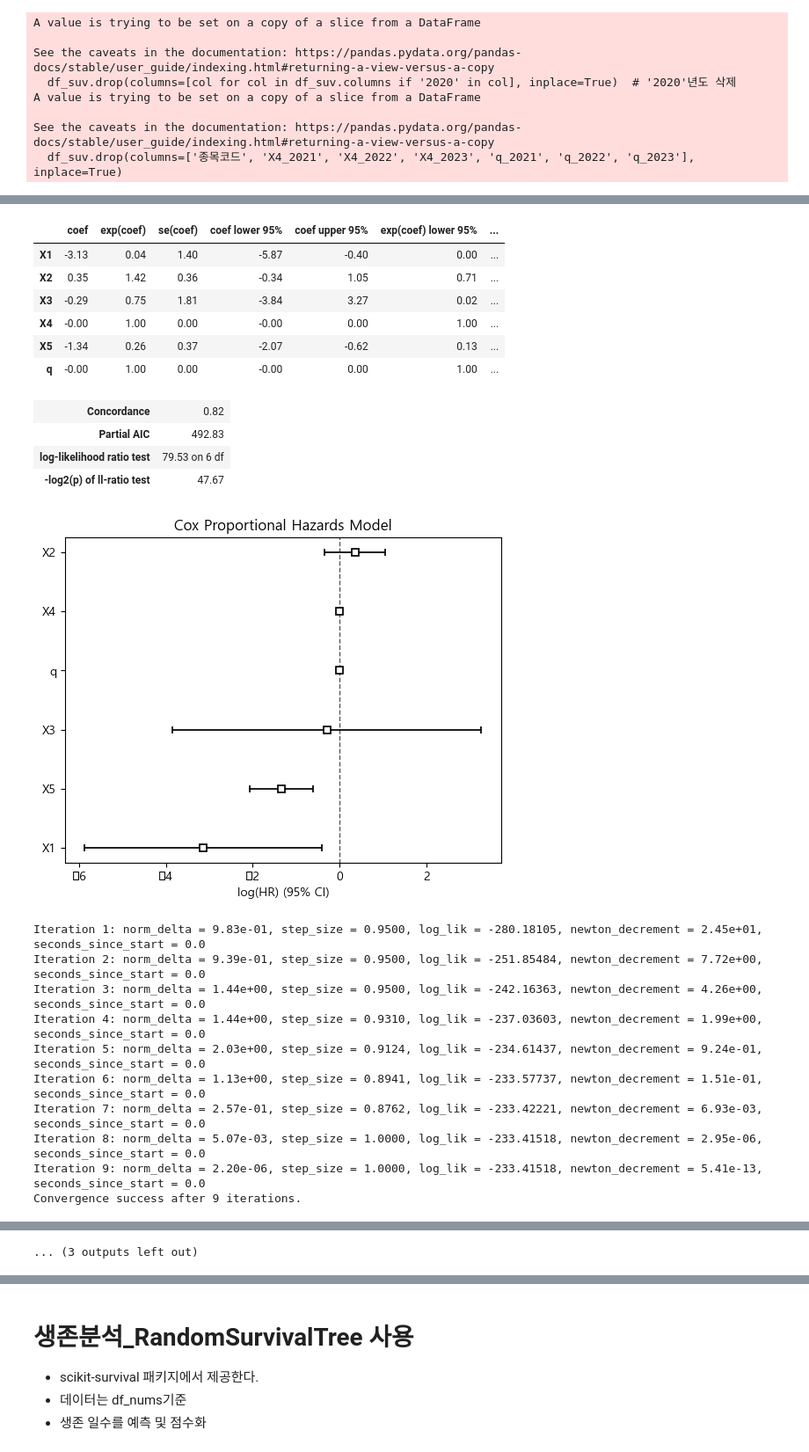
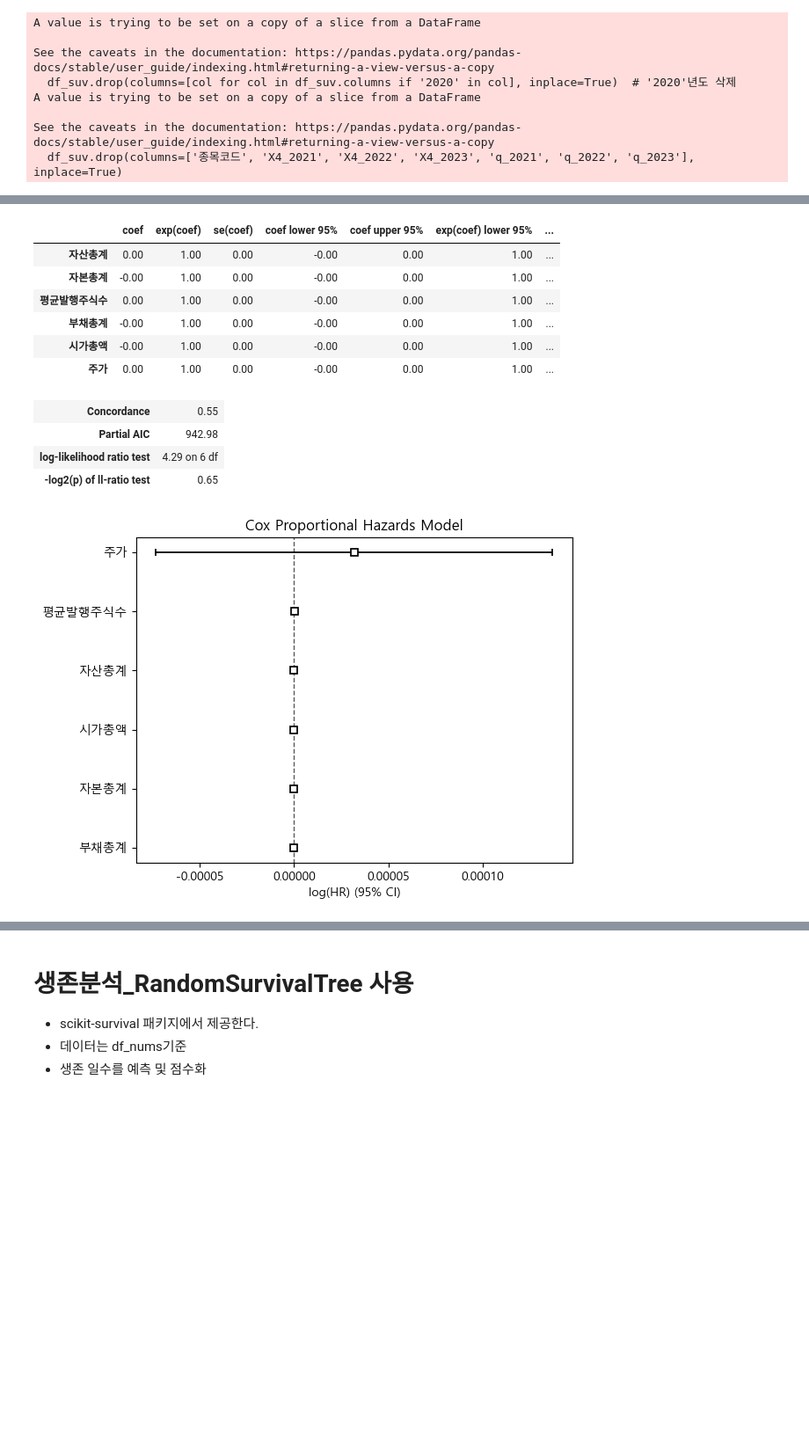
Before and after one commit to shs1018/iM_DiGital_Banker_academy, a Jupyter notebook: DB_PPI/PJ4_suv_analyse.ipynb, the cells around one changed output, grey strips where cells are left out. Shown at 88% size. Saved outputs shown, nothing was run; the diff lists cells and outputs as text; code cells hidden in the pictures; blank space fills up the shorter version.

```diff
--- a/DB_PPI/PJ4_suv_analyse.ipynb
+++ b/DB_PPI/PJ4_suv_analyse.ipynb
@@ -14,6 +14,7 @@ font_prop = fm.FontProperties(fname=font_path, size=12)
 
 # Matplotlib의 기본 글꼴 설정
 plt.rc('font', family=font_prop.get_name())
+plt.rcParams['axes.unicode_minus'] = False  # 마이너스 기호 표시 설정
 # %%
 # 전체 출력 설정
 pd.set_option('display.max_rows', None)  # 모든 행 출력
@@ -150,7 +394,7 @@ plt.show()
 
 def filter_numeric_columns(df):
     # 숫자형 칼럼만 필터링
-    numeric_cols = df.select_dtypes(include=['number']).columns
+    numeric_cols = df.select_dtypes(include=['number', 'bool']).columns
     df_done = df[numeric_cols]
 
     # NaN 값을 0으로 대체
@@ -158,8 +402,16 @@ def filter_numeric_columns(df):
 
     return df_done
 
+# 데이터 적용
 df_nums = filter_numeric_columns(df)
-df_nums.head(3)
+
+df_2021_index = filter_numeric_columns(df_2021_index)
+df_2022_index = filter_numeric_columns(df_2022_index)
+df_2023_index = filter_numeric_columns(df_2023_index)
+
+df_2021_capital = filter_numeric_columns(df_2021_capital)
+df_2022_capital = filter_numeric_columns(df_2022_capital)
+df_2023_capital = filter_numeric_columns(df_2023_capital)
 # %% [output]
 A value is trying to be set on a copy of a slice from a DataFrame
 
@@ -276,20 +482,15 @@ df_num_2023_1 = df_num_2023[['suv', '유지기간', 'X1', 'X2', 'X3', 'X4', 'X5'
 # %%
-def cox(df):
-    # Cox Proportional Hazards 모델 생성
-    cph = CoxPHFitter()
+# Cox Proportional Hazards 모델 생성
+cph = CoxPHFitter()
 
-    # 모델 학습 (하이퍼파라미터 조정)
-    cph.fit(df, duration_col='유지기간', event_col='suv', show_progress=True)
+# 모델 학습
+cph.fit(df_2021_capital, duration_col='유지기간', event_col='suv')
 
-    # 모델 요약 출력
-    cph.print_summary()
+# 모델 요약 출력
+cph.print_summary()
 
-    # 생존 곡선 시각화
-    cph.plot()
-    plt.title("Cox Proportional Hazards Model")
-    plt.show()
-
-cox(df_num_2021_1)
-cox(df_num_2022_1)
-cox(df_num_2023_1)
+# 생존 곡선 시각화
+cph.plot()
+plt.title("Cox Proportional Hazards Model")
+plt.show()
 # %% [output]
@@ -313,22 +505,12 @@ Convergence success after 8 iterations.
 |  | coef | exp(coef) | se(coef) | coef lower 95% | coef upper 95% | exp(coef) lower 95% | ... |
-| X1 | -3.13 | 0.04 | 1.40 | -5.87 | -0.40 | 0.00 | ... |
-| X2 | 0.35 | 1.42 | 0.36 | -0.34 | 1.05 | 0.71 | ... |
-| X3 | -0.29 | 0.75 | 1.81 | -3.84 | 3.27 | 0.02 | ... |
-| X4 | -0.00 | 1.00 | 0.00 | -0.00 | 0.00 | 1.00 | ... |
-| X5 | -1.34 | 0.26 | 0.37 | -2.07 | -0.62 | 0.13 | ... |
-| q | -0.00 | 1.00 | 0.00 | -0.00 | 0.00 | 1.00 | ... |
+| 자산총계 | 0.00 | 1.00 | 0.00 | -0.00 | 0.00 | 1.00 | ... |
+| 자본총계 | -0.00 | 1.00 | 0.00 | -0.00 | 0.00 | 1.00 | ... |
+| 평균발행주식수 | 0.00 | 1.00 | 0.00 | -0.00 | 0.00 | 1.00 | ... |
+| 부채총계 | -0.00 | 1.00 | 0.00 | -0.00 | 0.00 | 1.00 | ... |
+| 시가총액 | -0.00 | 1.00 | 0.00 | -0.00 | 0.00 | 1.00 | ... |
+| 주가 | 0.00 | 1.00 | 0.00 | -0.00 | 0.00 | 1.00 | ... |
-| Concordance | 0.82 |
-| Partial AIC | 492.83 |
-| log-likelihood ratio test | 79.53 on 6 df |
-| -log2(p) of ll-ratio test | 47.67 |
+| Concordance | 0.55 |
+| Partial AIC | 942.98 |
+| log-likelihood ratio test | 4.29 on 6 df |
+| -log2(p) of ll-ratio test | 0.65 |
-[figure, old version]
+[figure, new version]
-Iteration 1: norm_delta = 9.83e-01, step_size = 0.9500, log_lik = -280.18105, newton_decrement = 2.45e+01, seconds_since_start = 0.0
-Iteration 2: norm_delta = 9.39e-01, step_size = 0.9500, log_lik = -251.85484, newton_decrement = 7.72e+00, seconds_since_start = 0.0
-Iteration 3: norm_delta = 1.44e+00, step_size = 0.9500, log_lik = -242.16363, newton_decrement = 4.26e+00, seconds_since_start = 0.0
-Iteration 4: norm_delta = 1.44e+00, step_size = 0.9310, log_lik = -237.03603, newton_decrement = 1.99e+00, seconds_since_start = 0.0
-Iteration 5: norm_delta = 2.03e+00, step_size = 0.9124, log_lik = -234.61437, newton_decrement = 9.24e-01, seconds_since_start = 0.0
-Iteration 6: norm_delta = 1.13e+00, step_size = 0.8941, log_lik = -233.57737, newton_decrement = 1.51e-01, seconds_since_start = 0.0
-Iteration 7: norm_delta = 2.57e-01, step_size = 0.8762, log_lik = -233.42221, newton_decrement = 6.93e-03, seconds_since_start = 0.0
-Iteration 8: norm_delta = 5.07e-03, step_size = 1.0000, log_lik = -233.41518, newton_decrement = 2.95e-06, seconds_since_start = 0.0
-Iteration 9: norm_delta = 2.20e-06, step_size = 1.0000, log_lik = -233.41518, newton_decrement = 5.41e-13, seconds_since_start = 0.0
-Convergence success after 9 iterations.
@@ -372 +516,0 @@ Convergence success after 8 iterations.
-... (3 outputs left out)
```
Also changed, not shown: parts of 52 cells of this notebook, 4 other files.
